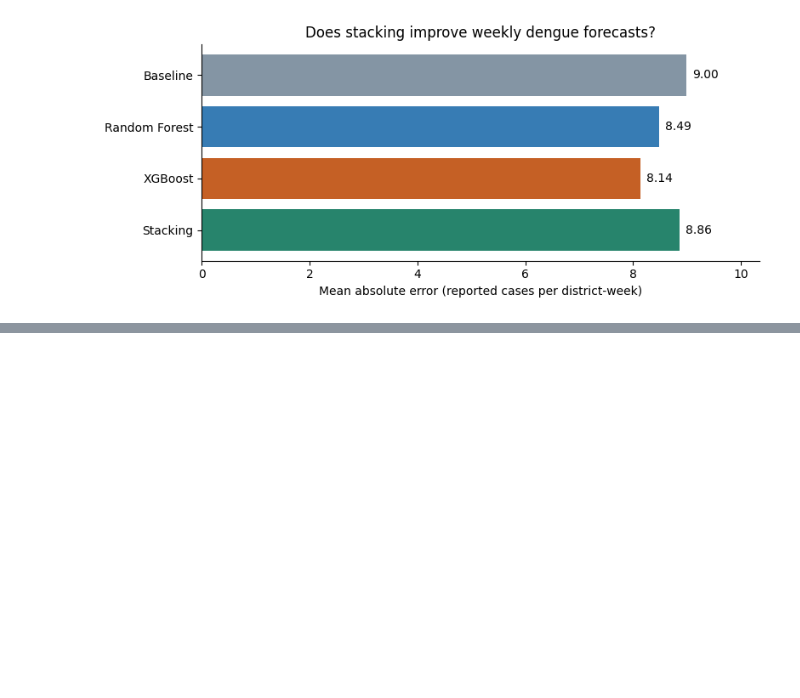
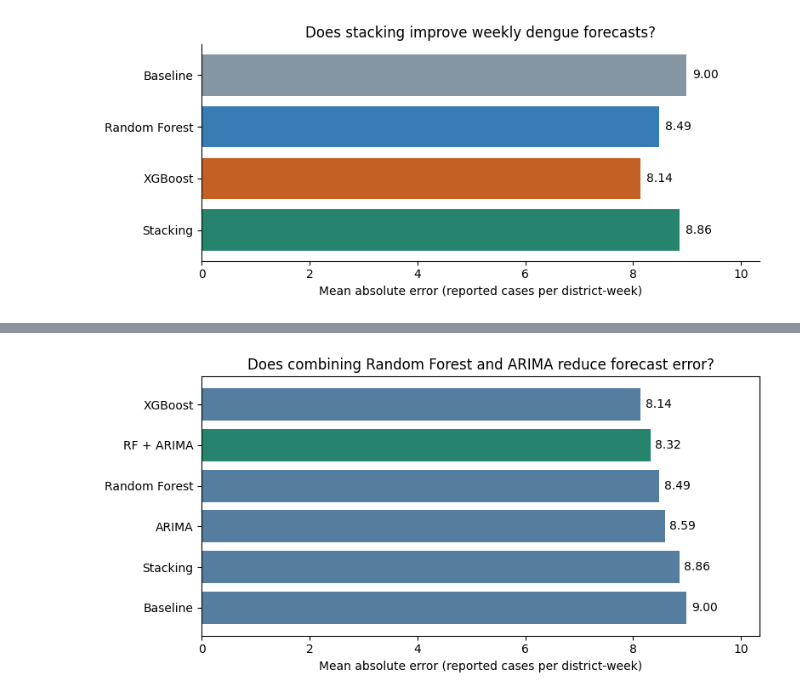
Before and after one commit to Vithu-29/sri-lanka-dengue-forecast, a Jupyter notebook: notebooks/01_explore_dengue_data.ipynb, the cells around one changed output, grey strips where cells are left out. Saved outputs shown, nothing was run; the diff lists cells and outputs as text; code cells hidden in the pictures; blank space fills up the shorter version.

```diff
--- a/notebooks/01_explore_dengue_data.ipynb
+++ b/notebooks/01_explore_dengue_data.ipynb
@@ -712,0 +709,28 @@ plt.show()
+# %%
+from statsmodels.tsa.arima.model import ARIMA
+
+arima_rows = []
+
+for district in district_cases.columns:
+    counts = district_cases.loc[train_weeks, district].dropna()
+
+    # Use a continuous weekly series because some report dates changed weekday.
+    new_stretch = counts.index.to_series().diff().ne(pd.Timedelta(weeks=1))
+    stretches = counts.groupby(new_stretch.cumsum())
+    longest = max((part for _, part in stretches), key=len)
+
+    # ARIMA(1, 0, 0) uses one previous weekly count.
+    fitted = ARIMA(longest.to_numpy(), order=(1, 0, 0), trend="c").fit()
+    params = dict(zip(fitted.param_names, fitted.params))
+
+    arima_rows.append({
+        "district": district,
+        "historical_mean": params["const"],
+        "lag_coefficient": params["ar.L1"],
+        "last_training_week": longest.index[-1]
+    })
+
+arima_parameters = pd.DataFrame(arima_rows).set_index("district")
+
+print("District models fitted:", len(arima_parameters))
+print("Latest training week:", arima_parameters["last_training_week"].max().date())
@@ -712,0 +780,18 @@ plt.show()
+# %%
+fig, ax = plt.subplots(figsize=(8, 4))
+
+colors = [
+    "#27846c" if model == "RF + ARIMA" else "#547da0"
+    for model in all_model_mae.index
+]
+bars = ax.barh(all_model_mae.index, all_model_mae.values, color=colors)
+
+ax.bar_label(bars, fmt="%.2f", padding=4)
+ax.invert_yaxis()
+ax.set_xlim(0, all_model_mae.max() * 1.15)
+ax.set_xlabel("Mean absolute error (reported cases per district-week)")
+ax.set_title("Does combining Random Forest and ARIMA reduce forecast error?")
+fig.tight_layout()
+plt.show()
+# %% [output]
+[figure, added]
```
Also changed, not shown: parts of 17 cells of this notebook.
